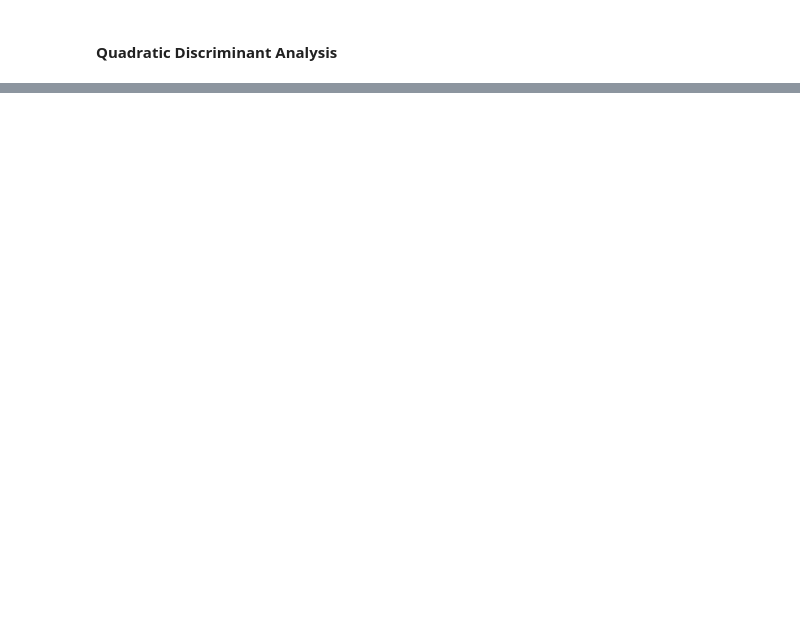
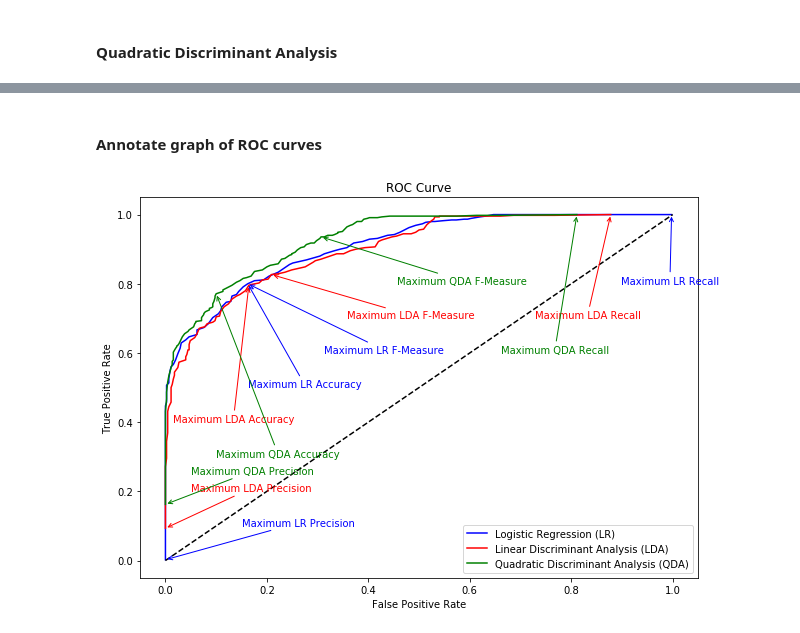
Before and after one commit to mwnewlin/AFIT, a Jupyter notebook: CSCE 623/code/HW2/NEWLIN_HW2.ipynb, the cells around one changed output, grey strips where cells are left out. Saved outputs shown, nothing was run; the diff lists cells and outputs as text; code cells hidden in the pictures; blank space fills up the shorter version.

```diff
--- a/CSCE 623/code/HW2/NEWLIN_HW2.ipynb
+++ b/CSCE 623/code/HW2/NEWLIN_HW2.ipynb
@@ -950,0 +1096,49 @@ confusion_qda_f_measure = np.array([[true_pos_qda, false_pos_qda], [false_neg_qd
+# %% [markdown]
+#### Annotate graph of ROC curves
+# %%
+fig3 = plt.figure(figsize=(10,7))
+ax2=plt.subplot()
+ax_lr = ROC_data_lr.plot(x='FP_rate', y='TP_rate', color='blue', ax=ax2, title='ROC Curve',
+                       label='Logistic Regression (LR)')
+# Plot and annotate LR Curve
+ax_lr.annotate('Maximum LR Accuracy', xy=(acc_x_lr, acc_y_lr), xytext=(acc_x_lr, 0.5), arrowprops=dict(arrowstyle="->",
+                            connectionstyle="arc3", ec="blue"), color='b')
+ax_lr.annotate('Maximum LR Precision', xy=(prec_x_lr, prec_y_lr), xytext=(prec_x_lr+0.15, 0.1), arrowprops=dict(arrowstyle="->",
+                            connectionstyle="arc3", ec="blue"), color='b')
+ax_lr.annotate('Maximum LR Recall', xy=(rec_x_lr, rec_y_lr), xytext=(rec_x_lr-0.1, 0.8), arrowprops=dict(arrowstyle="->",
+                            connectionstyle="arc3", ec="blue"), color='b')
+ax_lr.annotate('Maximum LR F-Measure', xy=(fm_x_lr, fm_y_lr), xytext=(fm_x_lr+0.15, 0.6), arrowprops=dict(arrowstyle="->",
+                            connectionstyle="arc3", ec="blue"), color='b')
+# Plot and annotate LDA curve
+ax_lda = ROC_data_lda.plot(x='FP_rate', y='TP_rate', color='red', ax=ax2,
+                           label='Linear Discriminant Analysis (LDA)')
+ax_lda.annotate('Maximum LDA Accuracy', xy=(acc_x_lda, acc_y_lda), xytext=(acc_x_lda-0.15, 0.4), arrowprops=dict(arrowstyle="->",
+                            connectionstyle="arc3", ec="red"), color='r')
+ax_lda.annotate('Maximum LDA Precision', xy=(prec_x_lda, prec_y_lda), xytext=(prec_x_lda+.05, 0.2), arrowprops=dict(arrowstyle="->",
+                            connectionstyle="arc3", ec="red"), color='r')
+ax_lda.annotate('Maximum LDA Recall', xy=(rec_x_lda, rec_y_lda), xytext=(rec_x_lda-0.15, 0.7), arrowprops=dict(arrowstyle="->",
+                            connectionstyle="arc3", ec="red"), color='r')
+ax_lda.annotate('Maximum LDA F-Measure', xy=(fm_x_lda, fm_y_lda), xytext=(fm_x_lda+0.15, 0.7), arrowprops=dict(arrowstyle="->",
+                            connectionstyle="arc3", ec="red"), color='r')
+
+# Plot and annotate QDA curve
+ax_qda = ROC_data_qda.plot(x='FP_rate', y='TP_rate', color='green', ax=ax2,
+                           label='Quadratic Discriminant Analysis (QDA)')
+ax_qda.annotate('Maximum QDA Accuracy', xy=(acc_x_qda, acc_y_qda), xytext=(acc_x_qda, 0.3), arrowprops=dict(arrowstyle="->",
+                            connectionstyle="arc3", ec="green"), color='g')
+ax_qda.annotate('Maximum QDA Precision', xy=(prec_x_qda, prec_y_qda), xytext=(prec_x_qda+.05, 0.25), arrowprops=dict(arrowstyle="->",
+                            connectionstyle="arc3", ec="green"), color='g')
+ax_qda.annotate('Maximum QDA Recall', xy=(rec_x_qda, rec_y_qda), xytext=(rec_x_qda-0.15, 0.6), arrowprops=dict(arrowstyle="->",
+                            connectionstyle="arc3", ec="green"), color='g')
+ax_qda.annotate('Maximum QDA F-Measure', xy=(fm_x_qda, fm_y_qda), xytext=(fm_x_qda+0.15, 0.8), arrowprops=dict(arrowstyle="->",
+                            connectionstyle="arc3", ec="green"), color='g')
+
+# Add random chance ROC "curve"
+no_info = np.linspace(0,1,100) # Plot dashed y=x line
+ax_rand = plt.plot(no_info, no_info, color='black', linestyle='dashed', label='No Info')
+#Set labels and show
+ax2.set_xlabel('False Positive Rate')
+ax2.set_ylabel('True Positive Rate')
+plt.show()
+# %% [output]
+[figure, added]
```
Also changed, not shown: parts of 26 cells of this notebook.
